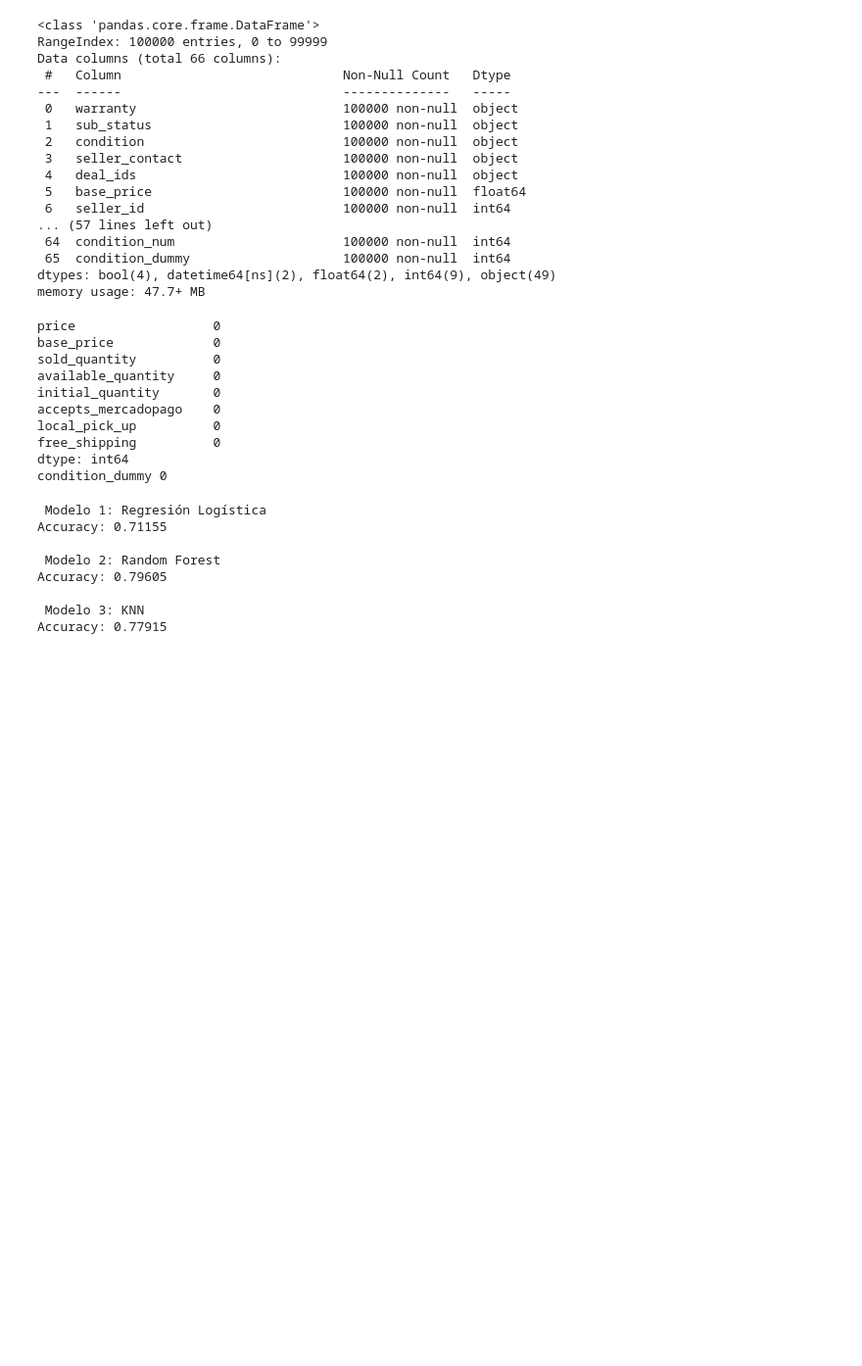
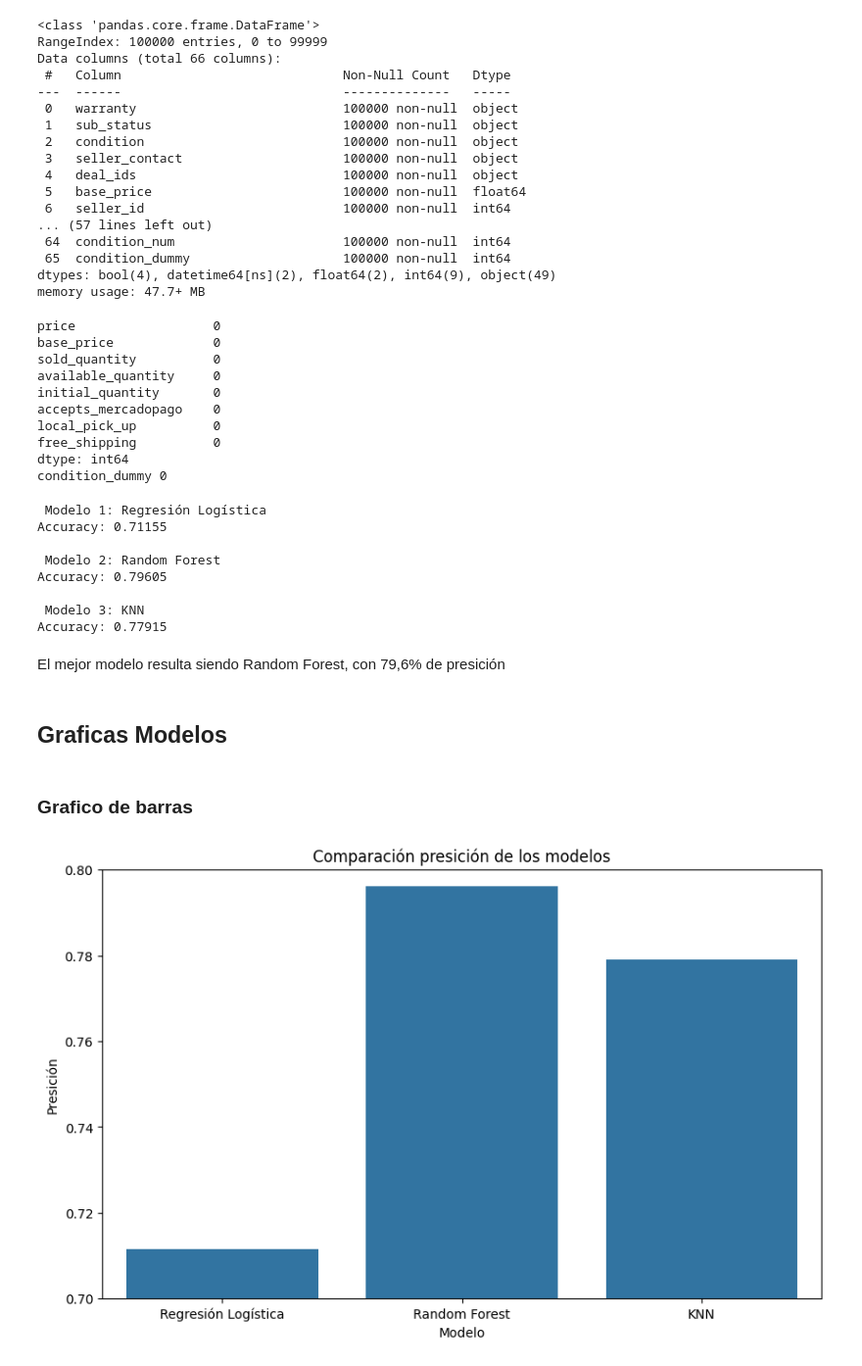
Before and after one commit to jalvergara/model_training, a Jupyter notebook: Notebooks/Model.ipynb, the cells around one changed output. Shown at 98% size. Drawn from its saved outputs; the diff is of its cells as text; code cells hidden in the pictures; blank space fills up the shorter version.

Commit message:
Add explanation.md and update Model notebook (graphics)

```diff
--- a/Notebooks/Model.ipynb
+++ b/Notebooks/Model.ipynb
@@ -90,3 +92,26 @@ Accuracy: 0.79605
 
  Modelo 3: KNN
 Accuracy: 0.77915
+# %% [markdown]
+El mejor modelo resulta siendo Random Forest, con 79,6% de presición
+# %% [markdown]
+## Graficas Modelos
+# %% [markdown]
+### Grafico de barras
+# %%
+#Grafico de barras
+
+# Resultados obtenidos
+model_names = ["Regresión Logística", "Random Forest", "KNN"]
+accuracies = [0.71155, 0.79605, 0.77915]
+
+# Gráfico de barras para comparar las precisiones de los modelos
+plt.figure(figsize=(10, 6))
+sns.barplot(x=model_names, y=accuracies)
+plt.title('Comparación presición de los modelos')
+plt.ylabel('Presición')
+plt.xlabel('Modelo')
+plt.ylim(0.7, 0.8)  # Ajustar los límites del eje Y para mostrar mejor la diferencia
+plt.show()
+# %% [output]
+[figure, added]
```
Also changed, not shown: parts of 4 cells of this notebook, 1 other file.
